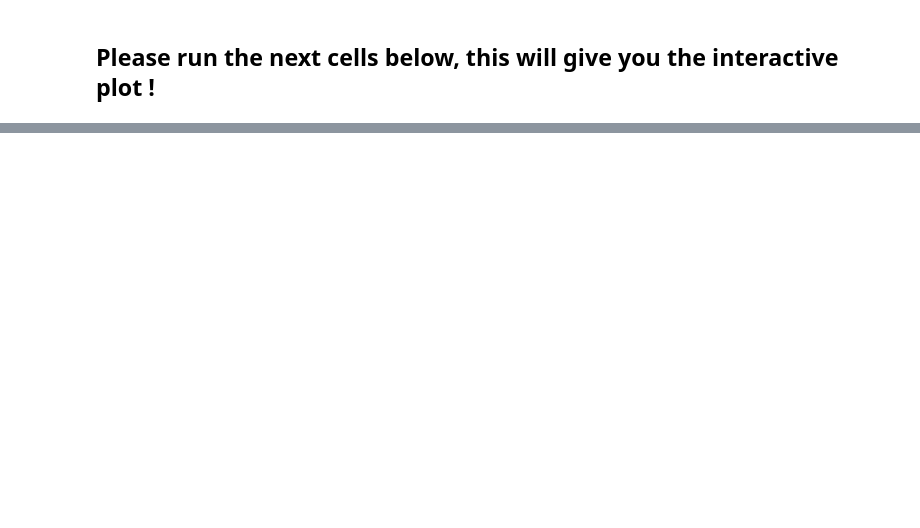
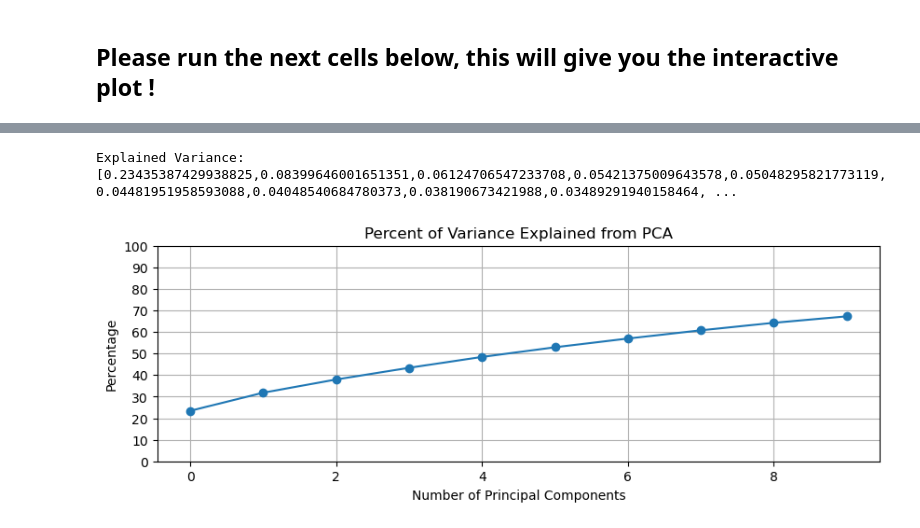
Before and after one commit to ameek12/232_Project, a Jupyter notebook: AirPollutionProject.ipynb, the cells around one changed output, grey strips where cells are left out. Saved outputs shown, nothing was run; the diff lists cells and outputs as text; code cells hidden in the pictures; blank space fills up the shorter version.

```diff
--- a/AirPollutionProject.ipynb
+++ b/AirPollutionProject.ipynb
@@ -682,0 +1244,4 @@ fig.show()
+# %%
+most_polluted_df = spark.sql("SELECT * \
+                    FROM pollution \
+                    WHERE (parameter = 'pm10' AND value > 150) OR (parameter = 'pm25' AND value > 12) OR (parameter = 'o3' AND value > 0.07)")
@@ -682,0 +1322,5 @@ fig.show()
+# %%
+filtered_mostpolluted_df = avg_most_polluted_df.filter\
+((avg_most_polluted_df.parameter == 'pm25') & (avg_most_polluted_df.year > 2016) & (avg_most_polluted_df.year < 2022))
+
+filtered_mostpolluted_df.show()
@@ -682,0 +1347,5 @@ fig.show()
+# %%
+listed_mostpolluted_df = filtered_mostpolluted_df.groupBy("location_id", "sensors_id", "location", "lat", "lon", "parameter", "units")\
+    .agg(collect_list("avg_value").alias("avg_values"))
+
+listed_mostpolluted_df.show(truncate = True)
@@ -682,0 +1425,24 @@ fig.show()
+# %%
+explained_variance = pca_model.explainedVariance
+print("Explained Variance: ", explained_variance)
+# %% [output]
+Explained Variance:  [0.23435387429938825,0.08399646001651351,0.06124706547233708,0.05421375009643578,0.05048295821773119,0.04481951958593088,0.04048540684780373,0.038190673421988,0.03489291940158464, ...
+# %%
+import numpy as np
+import matplotlib.pyplot as plt
+
+explained_variance = pca_model.explainedVariance.toArray()
+
+cumulative_variance = np.cumsum(explained_variance)
+x_axis = range(0, len(cumulative_variance))
+
+plt.figure(figsize=(10, 3))
+plt.plot(x_axis, cumulative_variance * 100, marker='o')
+plt.xlabel('Number of Principal Components')
+plt.ylabel('Percentage')
+plt.title('Percent of Variance Explained from PCA')
+plt.yticks(np.arange(0, 101, step=10))
+plt.grid(True)
+plt.show()
+# %% [output]
+[figure, added]
```
Also changed, not shown: parts of 112 cells of this notebook.
